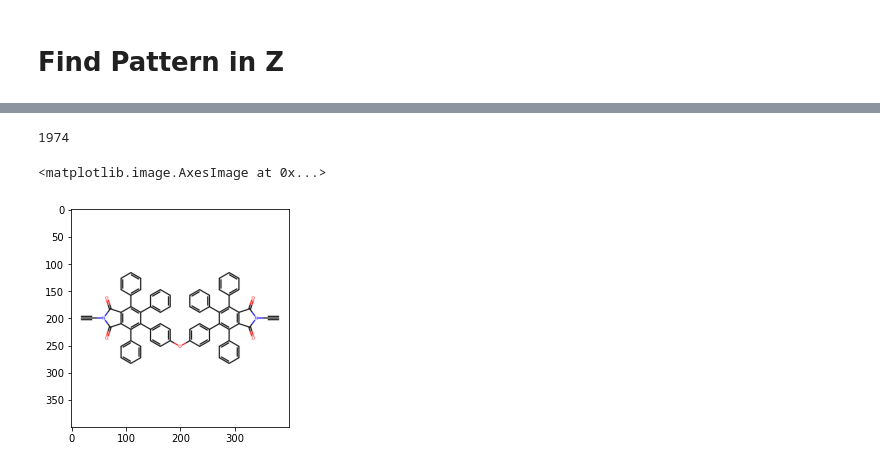
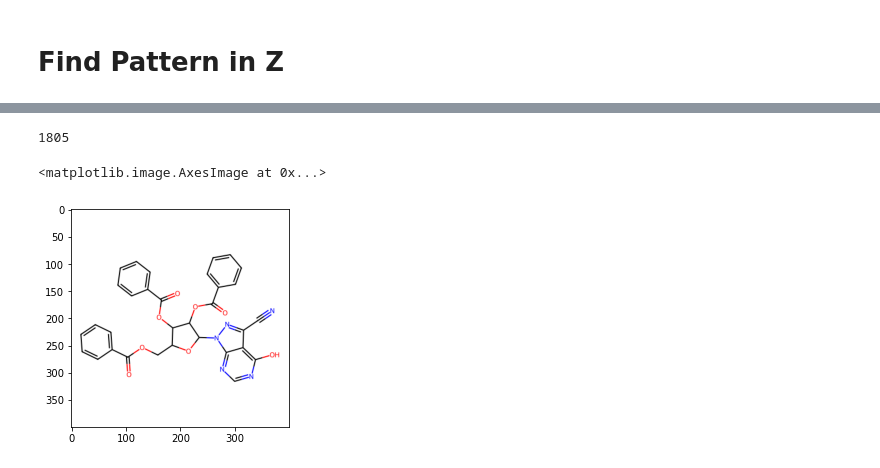
Before and after one commit to Joshua-Ren/P4_Graph, a Jupyter notebook: graph_probing_evaluations.ipynb, the cells around one changed output, grey strips where cells are left out. Drawn from its saved outputs; the diff is of its cells as text; code cells hidden in the pictures.

```diff
--- a/graph_probing_evaluations.ipynb
+++ b/graph_probing_evaluations.ipynb
@@ -305,10 +438,10 @@ for ii in range(2):
 # %%
-dist_index[-5]
+dist_index[-7]
 # %% [output]
-1974
+1805
 # %%
-tmp_img = chem_show(1977)
+tmp_img = chem_show(5)
 plt.imshow(tmp_img)
 # %% [output]
 <matplotlib.image.AxesImage at 0x...>
-[figure, old version]
+[figure, new version]
```
Also changed, not shown: parts of 26 cells of this notebook, 3 other files.
